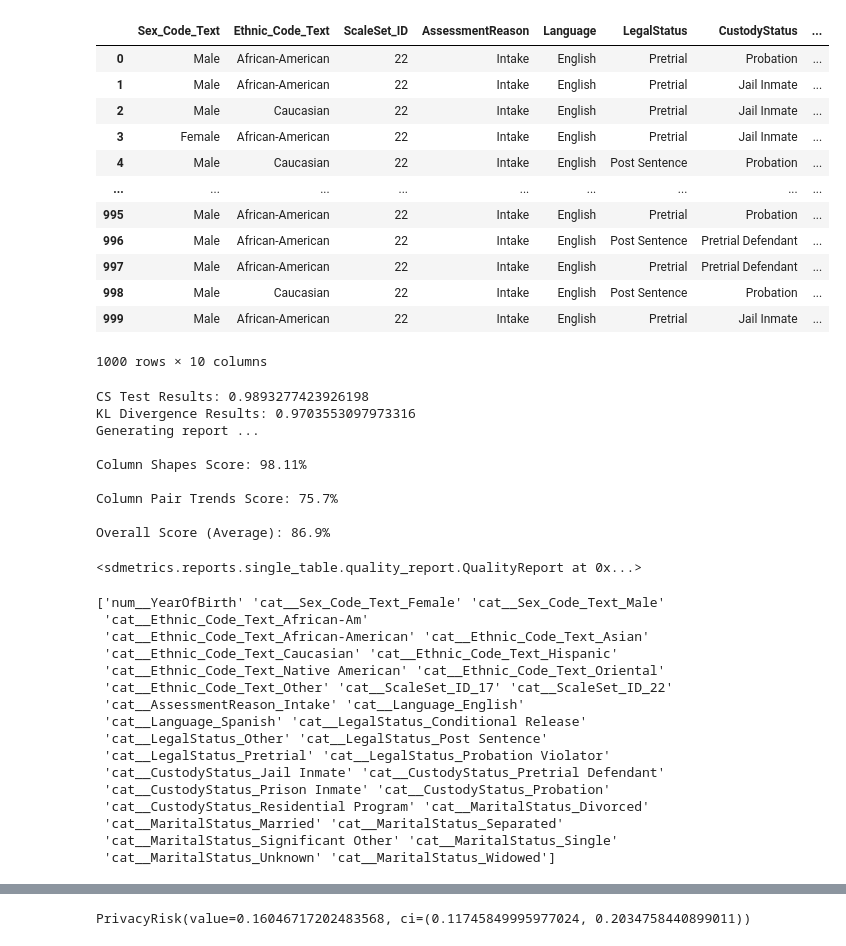
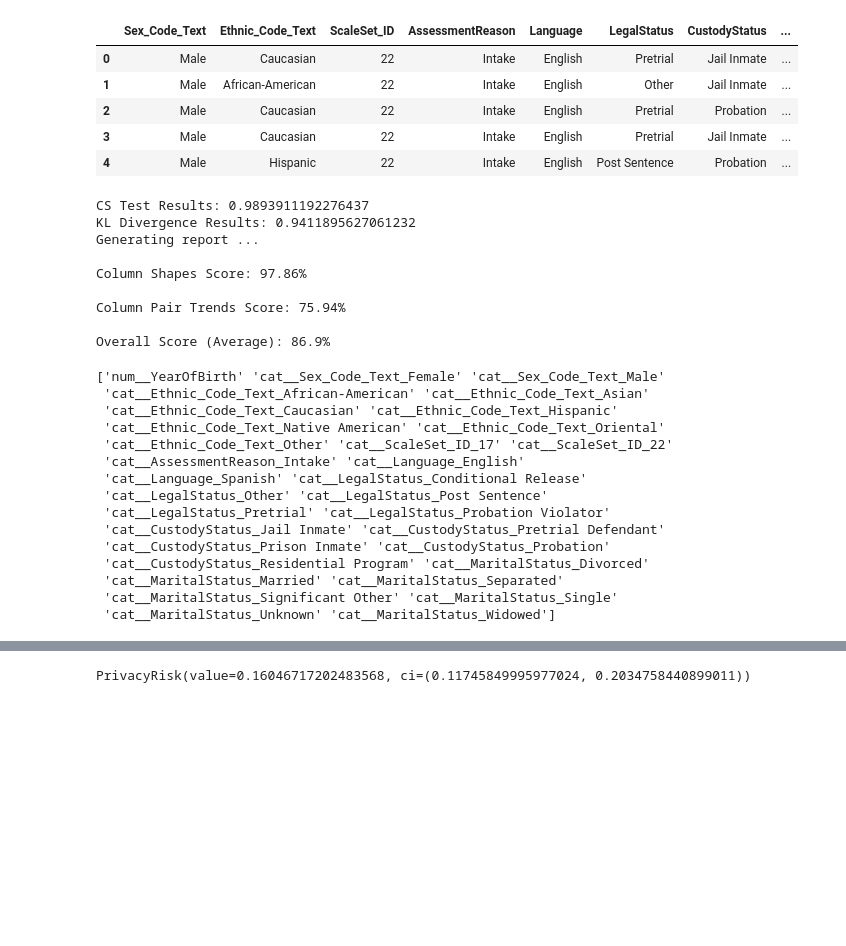
Before and after one commit to mkleinegger/data-synthesizer-evaluation, a Jupyter notebook: main.ipynb, the cells around one changed output, grey strips where cells are left out. Cells and saved outputs as stored; diff of their text form; code cells hidden in the pictures; blank space fills up the shorter version.

```diff
--- a/main.ipynb
+++ b/main.ipynb
@@ -48,0 +92,3 @@ dtype: object
+# %%
+# Data cleaning: Change African-Am to African-American (since it has the same meaning)
+raw_data.loc[raw_data['Ethnic_Code_Text'] == 'African-Am', 'Ethnic_Code_Text'] = 'African-American'
@@ -49,19 +112,11 @@ dtype: object
 # %%
-
-# Only use the 7th scale for now
-real_data = real_data[real_data['Scale_ID'] == 7]
-
 # Remove all the columns that are not used for prediction
-real_data = real_data.drop(['Person_ID', 'AssessmentID', 'ScaleSet', 'Case_ID', 'Agency_Text', 'FirstName',
-                           'MiddleName', 'LastName', 'IsCompleted', 'IsDeleted', 'AssessmentType', 'Screening_Date', 'Scale_ID'], axis=1)
+processed_data = raw_data.drop(['Person_ID', 'AssessmentID', 'ScaleSet', 'Case_ID', 'Agency_Text', 'FirstName',
+                           'MiddleName', 'LastName', 'IsCompleted', 'IsDeleted', 'AssessmentType', 'Screening_Date', 'Scale_ID', 'DateOfBirth'], axis=1)
 
 # Remove everything that is predicted except for ScoreText (that we'll use for classification)
-real_data = real_data.drop(['RawScore', 'DecileScore', 'RecSupervisionLevel',
+processed_data = processed_data.drop(['RawScore', 'DecileScore', 'RecSupervisionLevel',
                            'RecSupervisionLevelText', 'DisplayText'], axis=1)
 
-# If we don't force 19** in the year, the dates are interpreted as 20** and 19** years (seemingly random)
-real_data['DateOfBirth'] = pd.to_datetime(real_data['DateOfBirth'], format='%m/%d/%y').dt.strftime('%m/%d/19%y')
-real_data['DateOfBirth'] = pd.to_datetime(real_data['DateOfBirth'], format='%m/%d/%Y')
-
-real_data.head()
+processed_data.head()
 # %% [output]
@@ -129,3 +129,6 @@ dtype: object
+# %%
+# There is an NaN in the 'ScoreText' column, which we need to remove
+processed_data = processed_data.dropna(subset=['ScoreText'])
 # %%
 from sdv.metadata import SingleTableMetadata
 
@@ -156,30 +159,23 @@ from sklearn.model_selection import train_test_split
 
 train_data: pd.DataFrame
 test_data: pd.DataFrame
-train_data, test_data = train_test_split(real_data, test_size=0.3)
+train_data, test_data = train_test_split(processed_data, test_size=0.3)
 # %%
 from sdv.single_table import GaussianCopulaSynthesizer
 
 # Step 1: Create the synthesizer
 synthesizer = GaussianCopulaSynthesizer(metadata)
 
 # Step 2: Train the synthesizer
 synthesizer.fit(train_data)
 
 # Step 3: Generate synthetic data
-synthetic_data = synthesizer.sample(num_rows=len(real_data))
-synthetic_data
+synthetic_data = synthesizer.sample(num_rows=len(processed_data))
+synthetic_data.head()
 # %% [output]
 |  | Sex_Code_Text | Ethnic_Code_Text | ScaleSet_ID | AssessmentReason | Language | LegalStatus | CustodyStatus | ... |
-| 0 | Male | African-American | 22 | Intake | English | Pretrial | Probation | ... |
-| 1 | Male | African-American | 22 | Intake | English | Pretrial | Jail Inmate | ... |
-| 2 | Male | Caucasian | 22 | Intake | English | Pretrial | Jail Inmate | ... |
-| 3 | Female | African-American | 22 | Intake | English | Pretrial | Jail Inmate | ... |
-| 4 | Male | Caucasian | 22 | Intake | English | Post Sentence | Probation | ... |
-| ... | ... | ... | ... | ... | ... | ... | ... | ... |
-| 995 | Male | African-American | 22 | Intake | English | Pretrial | Probation | ... |
-| 996 | Male | African-American | 22 | Intake | English | Post Sentence | Pretrial Defendant | ... |
-| 997 | Male | African-American | 22 | Intake | English | Pretrial | Pretrial Defendant | ... |
-| 998 | Male | Caucasian | 22 | Intake | English | Post Sentence | Probation | ... |
-| 999 | Male | African-American | 22 | Intake | English | Pretrial | Jail Inmate | ... |
+| 0 | Male | Caucasian | 22 | Intake | English | Pretrial | Jail Inmate | ... |
+| 1 | Male | African-American | 22 | Intake | English | Other | Jail Inmate | ... |
+| 2 | Male | Caucasian | 22 | Intake | English | Pretrial | Probation | ... |
+| 3 | Male | Caucasian | 22 | Intake | English | Pretrial | Jail Inmate | ... |
+| 4 | Male | Hispanic | 22 | Intake | English | Post Sentence | Probation | ... |
-1000 rows × 10 columns
@@ -190,27 +183,26 @@ synthetic_data
 from sdmetrics.single_table import CSTest, ContinuousKLDivergence
 from sdv.evaluation.single_table import evaluate_quality
 
-cs_test_results = CSTest.compute(real_data, synthetic_data)
+cs_test_results = CSTest.compute(processed_data, synthetic_data)
 
 # For continuous columns, you might use ContinuousKLDivergence
-kl_divergence_results = ContinuousKLDivergence.compute(real_data, synthetic_data)
+kl_divergence_results = ContinuousKLDivergence.compute(processed_data, synthetic_data)
 
 # Print results
 print("CS Test Results:", cs_test_results)
 print("KL Divergence Results:", kl_divergence_results)
 
-quality_report = evaluate_quality(real_data, synthetic_data, metadata)
+quality_report = evaluate_quality(processed_data, synthetic_data, metadata)
 # %% [output]
-CS Test Results: 0.9893277423926198
-KL Divergence Results: 0.9703553097973316
+CS Test Results: 0.9893911192276437
+KL Divergence Results: 0.9411895627061232
 Generating report ...
 
-Column Shapes Score: 98.11%
+Column Shapes Score: 97.86%
 
-Column Pair Trends Score: 75.7%
+Column Pair Trends Score: 75.94%
 
 Overall Score (Average): 86.9%
-<sdmetrics.reports.single_table.quality_report.QualityReport at 0x...>
 # %%
 from sklearn.compose import ColumnTransformer
 from sklearn.discriminant_analysis import StandardScaler
@@ -225,7 +217,7 @@ column_transformer = ColumnTransformer(
     ],
     remainder='drop'  # This drops the columns not specified in transformers
 )
-column_transformer.fit(real_data)
+column_transformer.fit(processed_data)
 
 print(column_transformer.get_feature_names_out())
 
@@ -244,7 +236,6 @@ X_synthetic, y_synthetic = prepare_data(synthetic_data)
 X_test, y_test = prepare_data(test_data)
 # %% [output]
 ['num__YearOfBirth' 'cat__Sex_Code_Text_Female' 'cat__Sex_Code_Text_Male'
- 'cat__Ethnic_Code_Text_African-Am'
  'cat__Ethnic_Code_Text_African-American' 'cat__Ethnic_Code_Text_Asian'
  'cat__Ethnic_Code_Text_Caucasian' 'cat__Ethnic_Code_Text_Hispanic'
  'cat__Ethnic_Code_Text_Native American' 'cat__Ethnic_Code_Text_Oriental'
```
Also changed, not shown: parts of 14 cells of this notebook.
